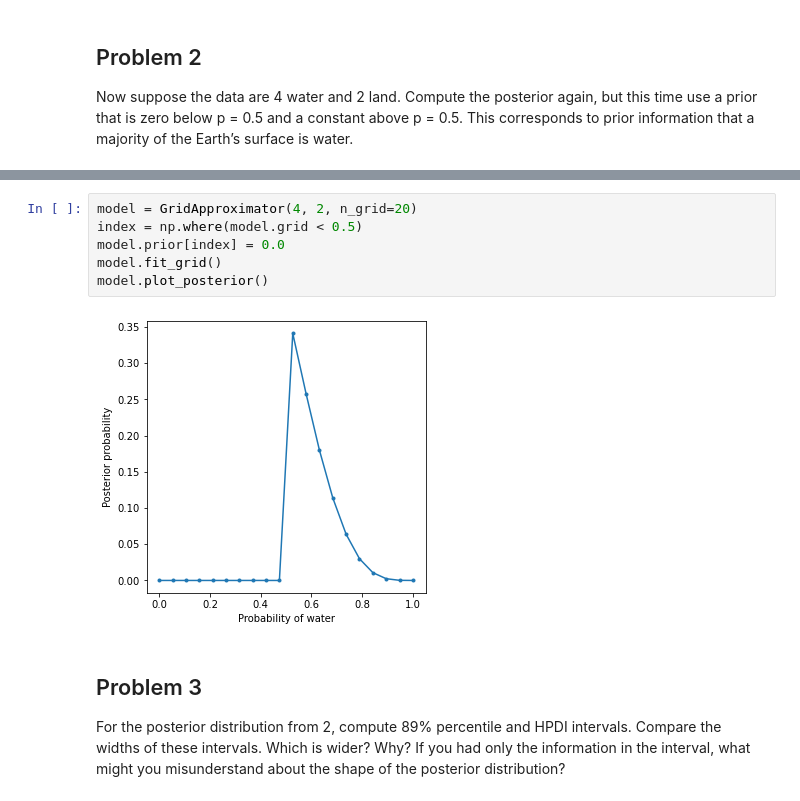
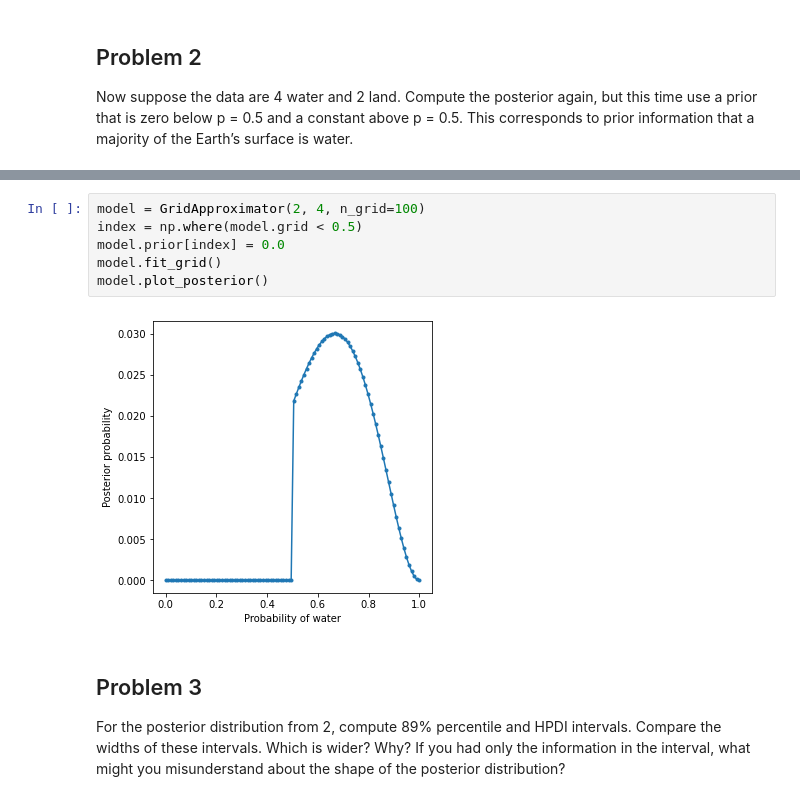
Before and after one commit to craobhruadh/MyStatisticalRethinking, a Jupyter notebook: Week 1 homework.ipynb, the cells around one changed output, grey strips where cells are left out. Cells and saved outputs as stored; diff of their text form.

```diff
--- a/Week 1 homework.ipynb
+++ b/Week 1 homework.ipynb
@@ -71,11 +95,11 @@ Now suppose the data are 4 water and 2 land. Compute the posterior again, but th
 # %%
-model = GridApproximator(4, 2, n_grid=20)
+model = GridApproximator(2, 4, n_grid=100)
 index = np.where(model.grid < 0.5)
 model.prior[index] = 0.0
 model.fit_grid()
 model.plot_posterior()
 # %% [output]
-[figure, old version]
+[figure, new version]
 # %% [markdown]
 ## Problem 3
 
```
Also changed, not shown: parts of 6 cells of this notebook.
